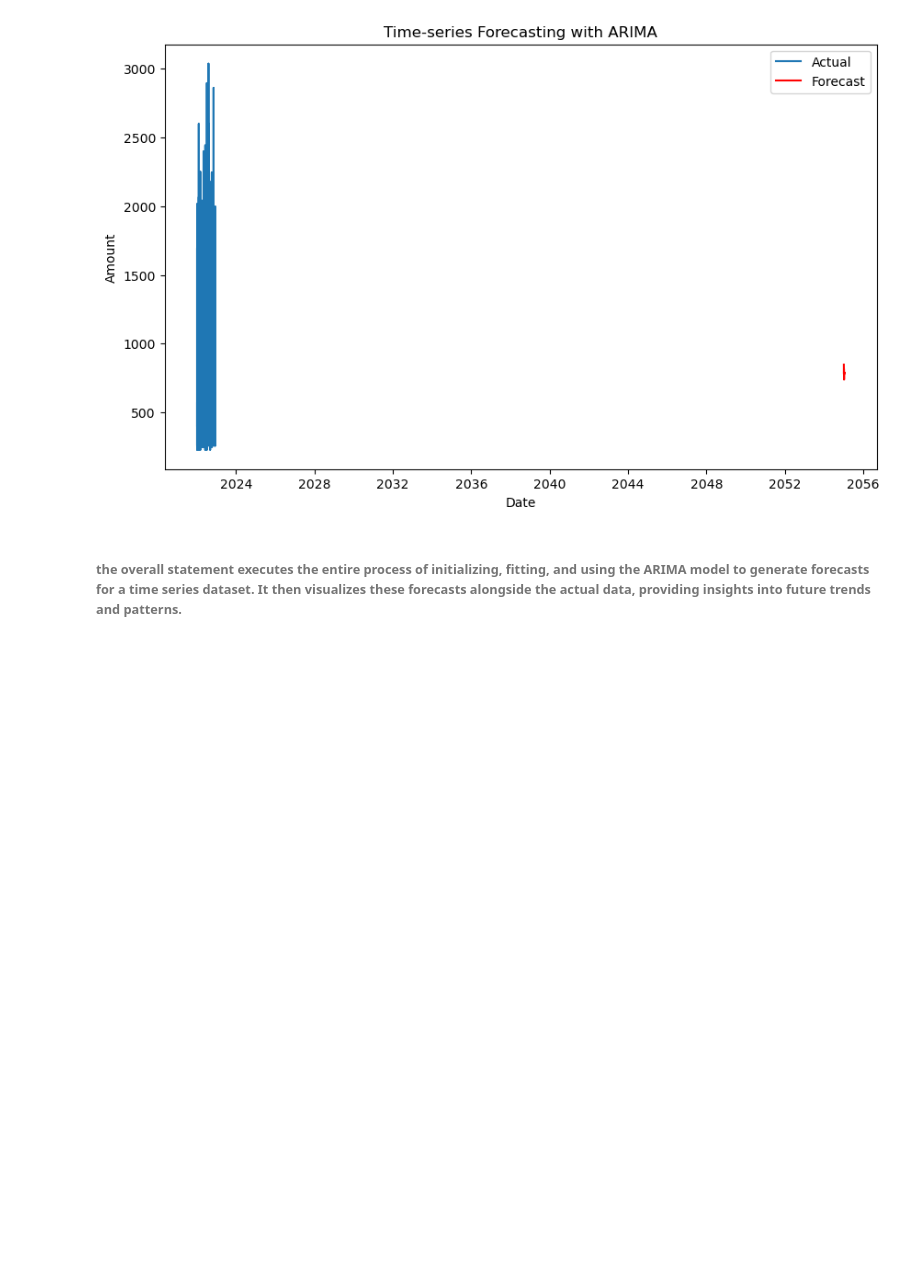
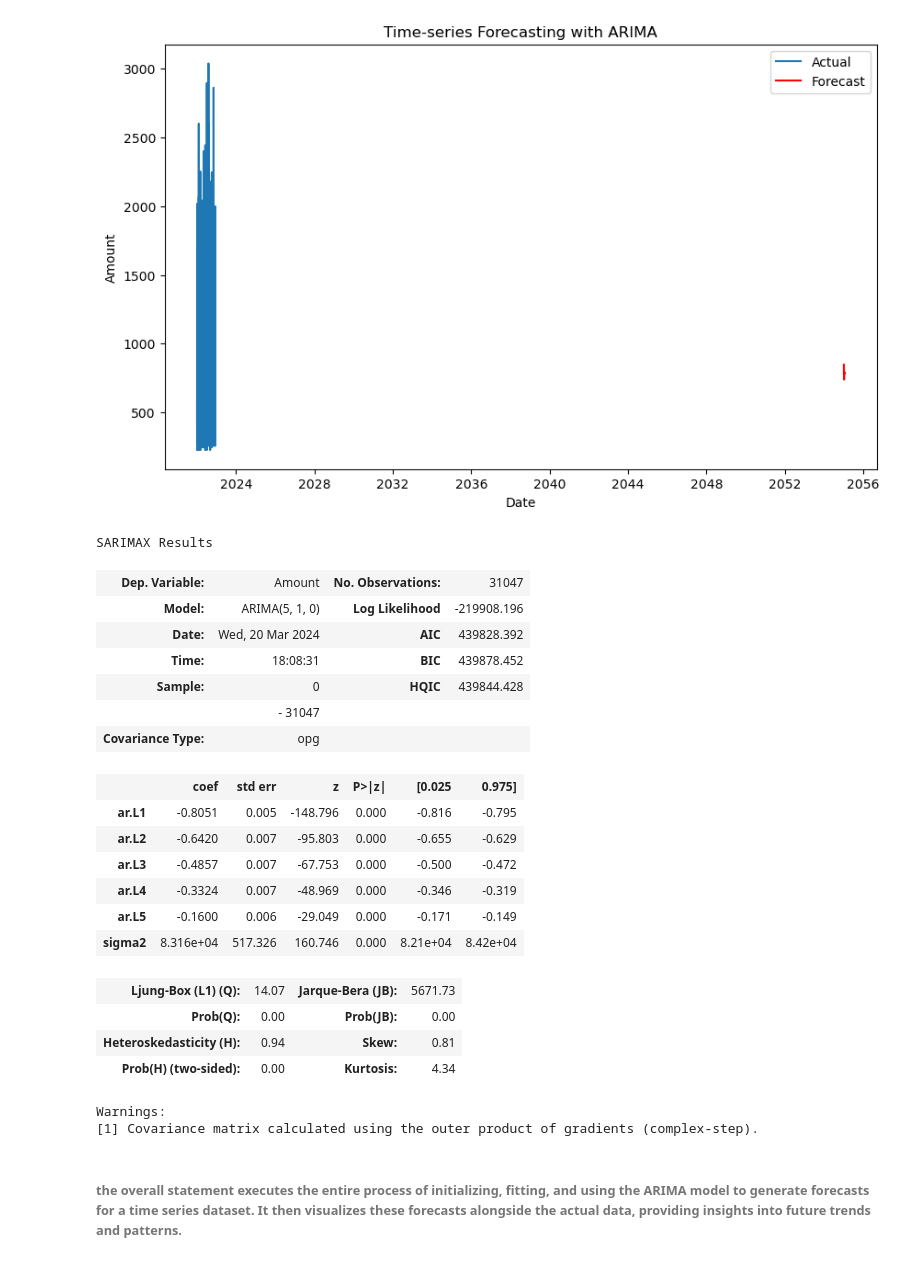
Before and after one commit to Deepak01tech/Real-time-data-analysis-dashboard-, a Jupyter notebook: Real Time Dashboard.ipynb, the cells around one changed output. Cells and saved outputs as stored; diff of their text form; code cells hidden in the pictures; blank space fills up the shorter version.

```diff
--- a/Real Time Dashboard.ipynb
+++ b/Real Time Dashboard.ipynb
@@ -355,6 +355,30 @@ plt.legend()
 plt.show()
 # %% [output]
 [figure]
+# %%
+model_fit.summary()
+# %% [output]
+SARIMAX Results
+| Dep. Variable: | Amount | No. Observations: | 31047 |
+| Model: | ARIMA(5, 1, 0) | Log Likelihood | -219908.196 |
+| Date: | Wed, 20 Mar 2024 | AIC | 439828.392 |
+| Time: | 18:08:31 | BIC | 439878.452 |
+| Sample: | 0 | HQIC | 439844.428 |
+|  | - 31047 |  |  |
+| Covariance Type: | opg |  |  |
+|  | coef | std err | z | P>|z| | [0.025 | 0.975] |
+| ar.L1 | -0.8051 | 0.005 | -148.796 | 0.000 | -0.816 | -0.795 |
+| ar.L2 | -0.6420 | 0.007 | -95.803 | 0.000 | -0.655 | -0.629 |
+| ar.L3 | -0.4857 | 0.007 | -67.753 | 0.000 | -0.500 | -0.472 |
+| ar.L4 | -0.3324 | 0.007 | -48.969 | 0.000 | -0.346 | -0.319 |
+| ar.L5 | -0.1600 | 0.006 | -29.049 | 0.000 | -0.171 | -0.149 |
+| sigma2 | 8.316e+04 | 517.326 | 160.746 | 0.000 | 8.21e+04 | 8.42e+04 |
+| Ljung-Box (L1) (Q): | 14.07 | Jarque-Bera (JB): | 5671.73 |
+| Prob(Q): | 0.00 | Prob(JB): | 0.00 |
+| Heteroskedasticity (H): | 0.94 | Skew: | 0.81 |
+| Prob(H) (two-sided): | 0.00 | Kurtosis: | 4.34 |
+Warnings:
+[1] Covariance matrix calculated using the outer product of gradients (complex-step).
 # %% [markdown]
 ###### the overall statement executes the entire process of initializing, fitting, and using the ARIMA model to generate forecasts for a time series dataset. It then visualizes these forecasts alongside the actual data, providing insights into future trends and patterns.
 # %% [markdown]
```
Also changed, not shown: parts of 3 cells of this notebook.
